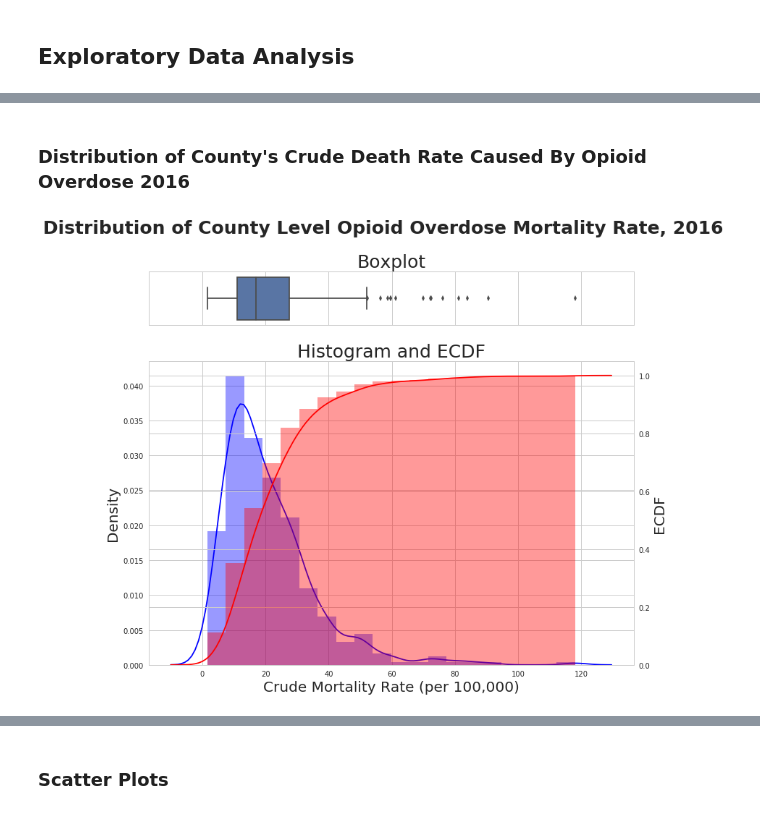
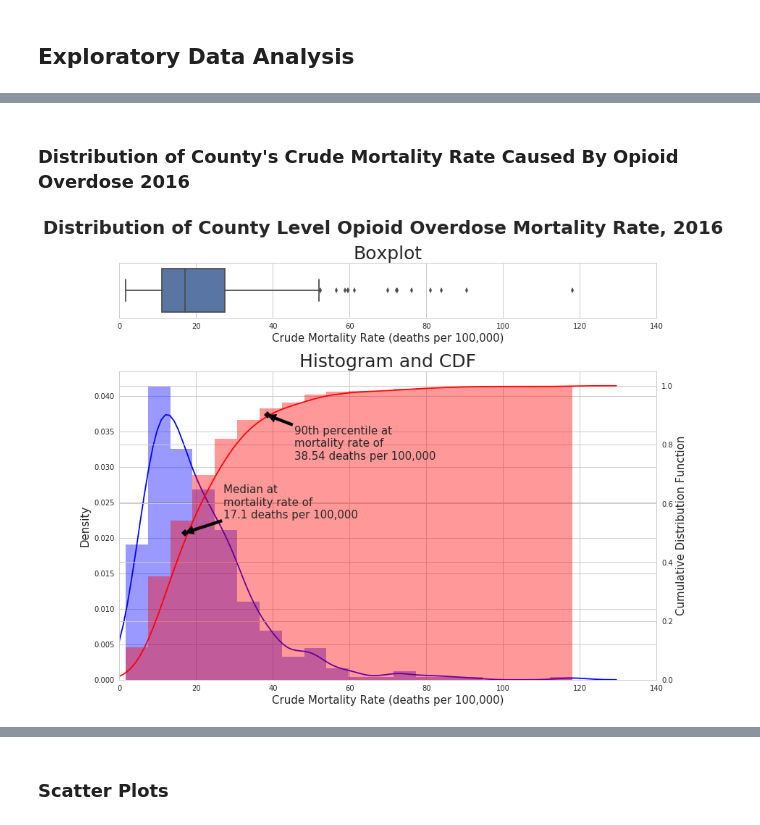
Before and after one commit to danielhanbitlee/Springboard, a Jupyter notebook: capstone_project/data_storytelling.ipynb, the cells around one changed output, grey strips where cells are left out. Cells and saved outputs as stored; diff of their text form; code cells hidden in the pictures.

```diff
--- a/capstone_project/data_storytelling.ipynb
+++ b/capstone_project/data_storytelling.ipynb
@@ -164,13 +166,13 @@ py.iplot(fig, filename='choropleth_full_usa')
 *Note: Counties with missing values, unreliable values, or zero to nine deaths caused by opioid overdose are not portrayed in map.*
 # %%
 # combine county and state as one column
-merged_data['county,state'] = merged_data.county_y.map(str) + "\n"  + merged_data.state
-# obtain the location of columns I want to select - ['county_y', 'state', 'population', 'deaths', 'crude_rate']
-wanted_columns = [merged_data.columns.get_loc(column_label) for column_label in ['county,state', 'crude_rate']]
-# ten counties with highest crude_rate
-top_ten = merged_data.sort_values('crude_rate', ascending = False).iloc[:10, wanted_columns]
+merged_data['county_state'] = merged_data.county.map(str) + "\n"  + merged_data.state
+# obtain the location of columns I want to select - ['county', 'state', 'population', 'deaths', 'crude_opioid_mortality_rate']
+wanted_columns = [merged_data.columns.get_loc(column_label) for column_label in ['county_state', 'crude_opioid_mortality_rate']]
+# ten counties with highest crude_opioid_mortality_rate
+top_ten = merged_data.sort_values('crude_opioid_mortality_rate', ascending = False).iloc[:10, wanted_columns]
 
-sns.barplot(x = 'county,state', y = 'crude_rate', data = top_ten, color = '#660000', alpha = 0.8)
+sns.barplot(x = 'county_state', y = 'crude_opioid_mortality_rate', data = top_ten, color = '#660000', alpha = 0.8)
 plt.title('Top Ten Counties with Highest Opioid Overdose Mortality Rate', fontsize = 20, fontweight = 'bold')
 plt.xlabel("County", fontsize = 15)
 plt.ylabel("Opioid Overdose Mortality Rate, 2016 (per 100,000)", fontsize = 15)
@@ -319,47 +244,82 @@ merged_filtered = merged_noCI.loc[:, ['fips_code', 'population', 'crude_rate', '
 # %% [markdown]
-### Distribution of County's Crude Death Rate Caused By Opioid Overdose 2016
+### Distribution of County's Crude Mortality Rate Caused By Opioid Overdose 2016
 # %%
 # resize figures
 plt.rcParams['figure.figsize'] = [12, 10]
 
 # Calculate number of bins to use for histogram
 # Number of bins is the square root of number of data points: n_bins
-n_data = len(merged_filtered['crude_rate'])
+n_data = len(merged_data['crude_opioid_mortality_rate'])
 n_bins = np.sqrt(n_data)
 # Convert number of bins to integer: n_bins
 n_bins = int(n_bins)
 
-# Cut the window in 2 parts
-f, (ax_box, ax_hist) = plt.subplots(2, sharex=True, gridspec_kw={"height_ratios": (.15, .85)})
+# Cut the figure in 2 parts
+f, (ax_box, ax_hist) = plt.subplots(2, gridspec_kw={"height_ratios": (.15, .85)})
 
 # Add boxplot to first subplot
-sns.boxplot(merged_filtered['crude_rate'], ax=ax_box)
-# Remove x axis name for the boxplot
-ax_box.set_xlabel('')
+sns.boxplot(merged_data['crude_opioid_mortality_rate'], ax=ax_box)
+# Set x-axis name for the boxplot
+ax_box.set_xlabel('Crude Mortality Rate (deaths per 100,000)', fontsize = 15)
+# Set x-axis range
+ax_box.set_xlim((0, 140))
+# Set number of tickmarks for x-axis
+ax_box.xaxis.set_major_locator(plt.MaxNLocator(9))
+# Set title for boxplot
 ax_box.set_title("Boxplot", fontsize = 25)
 
 # Add histogram to second subplot
-sns.distplot(merged_filtered['crude_rate'], color = 'blue', bins = n_bins, ax=ax_hist)
+sns.distplot(merged_data['crude_opioid_mortality_rate'], color = 'blue', bins = n_bins, ax=ax_hist)
 
 # Have an overlaying plot for second subplot
 ax_hist2 =ax_hist.twinx()
 
 # Overlay ecdf to histogram
-sns.distplot(merged_filtered['crude_rate'],
+sns.distplot(merged_data['crude_opioid_mortality_rate'],
              color = 'red',
              bins= n_bins,
              kde_kws = dict(cumulative = True),
              hist_kws=dict(cumulative=True),
              ax=ax_hist2)
 
-# Add axis labels
-ax_hist.set_title("Histogram and ECDF", fontsize = 25)
-ax_hist.set_ylabel('Density', fontsize = 20)
-ax_hist.set_xlabel('Crude Mortality Rate (per 100,000)', fontsize = 20)
-ax_hist2.set_ylabel('ECDF', fontsize = 20)
+# Calculate median for cdf
+median = np.percentile(merged_data['crude_opioid_mortality_rate'], 50)
+# Plot point at median
+_ = plt.plot(median, .5, marker='D', color='black',
+         linestyle='none')
+# Add arrow at median with text
+ax_hist2.annotate('Median at\nmortality rate of\n{} deaths per 100,000'.format(median),
+                  xy=(median, .5),
+                  xytext=(median + 10, 0.55),
+                  arrowprops=dict(facecolor='black'),
+                  fontsize = 15)
+
+# Calculate 90th percentile for cdf
+percentile_90th = np.percentile(merged_data['crude_opioid_mortality_rate'], 90)
+# Plot point at 90th percentile
+_ = plt.plot(percentile_90th, .9, marker='D', color='black',
+         linestyle='none')
+# Add arrow at 90th percentile with text
+ax_hist2.annotate('90th percentile at\nmortality rate of\n{} deaths per 100,000'.format(round(percentile_90th, 2)),
+                  xy=(percentile_90th, .9),
+                  xytext=(percentile_90th + 7, 0.75),
+                  arrowprops=dict(facecolor='black'),
+                  fontsize = 15)
+
+# Set x-axis limit for histogram
+ax_hist.set_xlim((0, 140))
+
+# Add axis labels for histogram and cdf
+ax_hist.set_title("Histogram and CDF", fontsize = 25)
+ax_hist.set_ylabel('Density', fontsize = 15)
+ax_hist.set_xlabel('Crude Mortality Rate (deaths per 100,000)', fontsize = 15)
+ax_hist2.set_ylabel('Cumulative Distribution Function', fontsize = 15)
 
 # Add title to figure
 f.suptitle('Distribution of County Level Opioid Overdose Mortality Rate, 2016', fontsize = 25, fontweight = 'bold')
+
+# Adjust plot layout
+plt.tight_layout(rect = [0, 0.03, 1, 0.95])
 plt.show()
 # %% [output]
-[figure, old version]
+[figure, new version]
```
Also changed, not shown: parts of 27 cells of this notebook, 3 other files.
